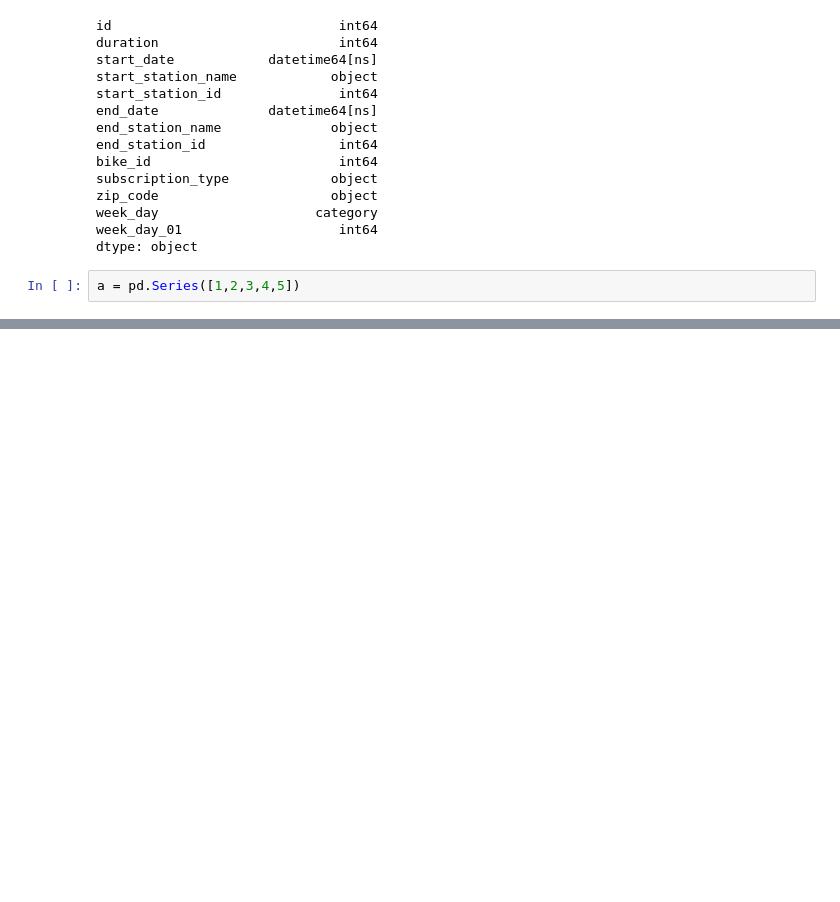
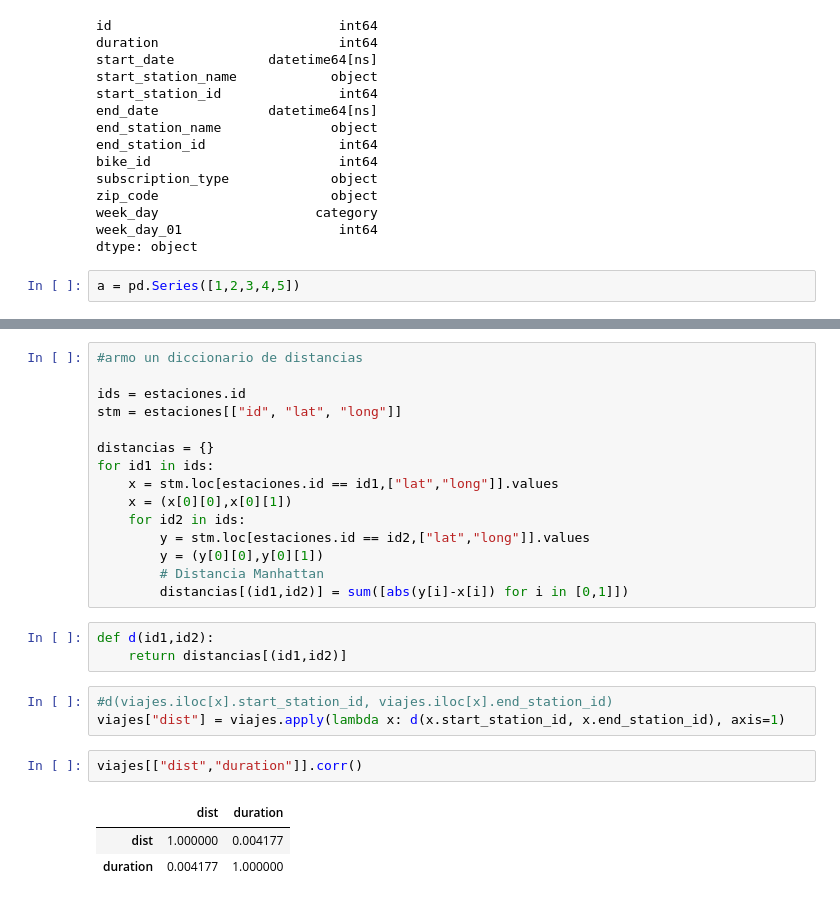
Before and after one commit to Arkenan/datos-tp, a Jupyter notebook: exploracion-status.ipynb, the cells around one changed output, grey strips where cells are left out. Drawn from its saved outputs; the diff is of its cells as text; blank space fills up the shorter version.

```diff
--- a/exploracion-status.ipynb
+++ b/exploracion-status.ipynb
@@ -473,0 +548,27 @@ a = pd.Series([1,2,3,4,5])
+# %%
+#armo un diccionario de distancias
+
+ids = estaciones.id
+stm = estaciones[["id", "lat", "long"]]
+
+distancias = {}
+for id1 in ids:
+    x = stm.loc[estaciones.id == id1,["lat","long"]].values
+    x = (x[0][0],x[0][1])
+    for id2 in ids:
+        y = stm.loc[estaciones.id == id2,["lat","long"]].values
+        y = (y[0][0],y[0][1])
+        # Distancia Manhattan
+        distancias[(id1,id2)] = sum([abs(y[i]-x[i]) for i in [0,1]])
+# %%
+def d(id1,id2):
+    return distancias[(id1,id2)]
+# %%
+#d(viajes.iloc[x].start_station_id, viajes.iloc[x].end_station_id)
+viajes["dist"] = viajes.apply(lambda x: d(x.start_station_id, x.end_station_id), axis=1)
+# %%
+viajes[["dist","duration"]].corr()
+# %% [output]
+|  | dist | duration |
+| dist | 1.000000 | 0.004177 |
+| duration | 0.004177 | 1.000000 |
```
Also changed, not shown: parts of 24 cells of this notebook.
